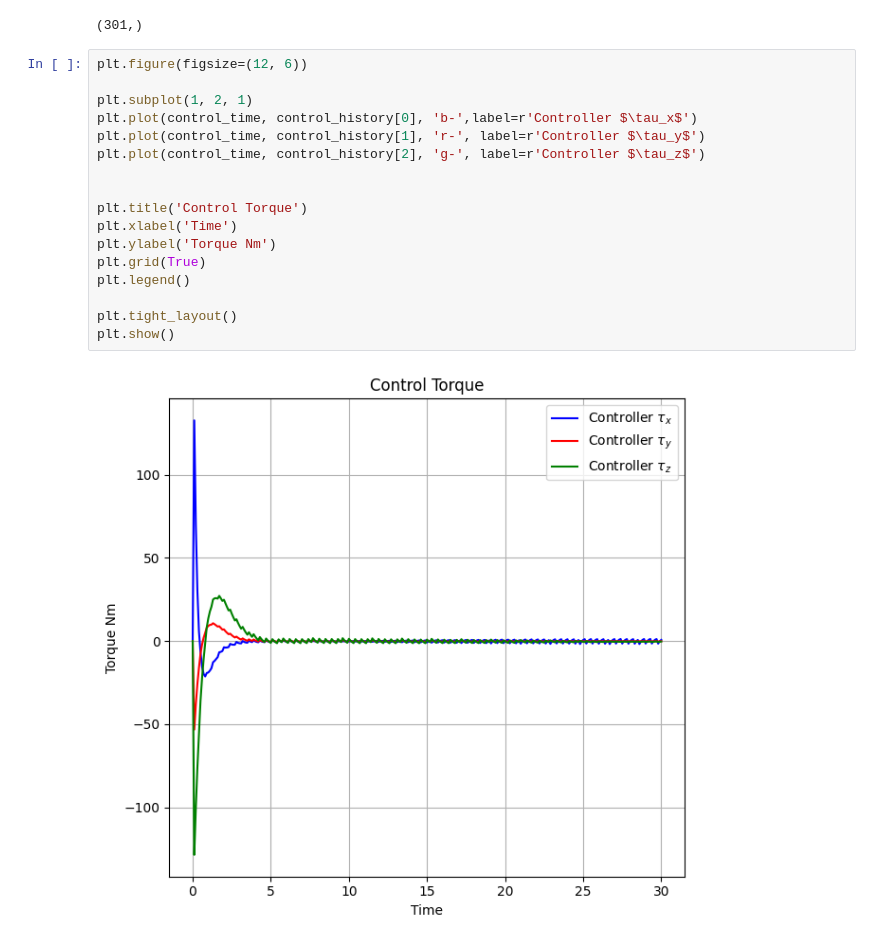
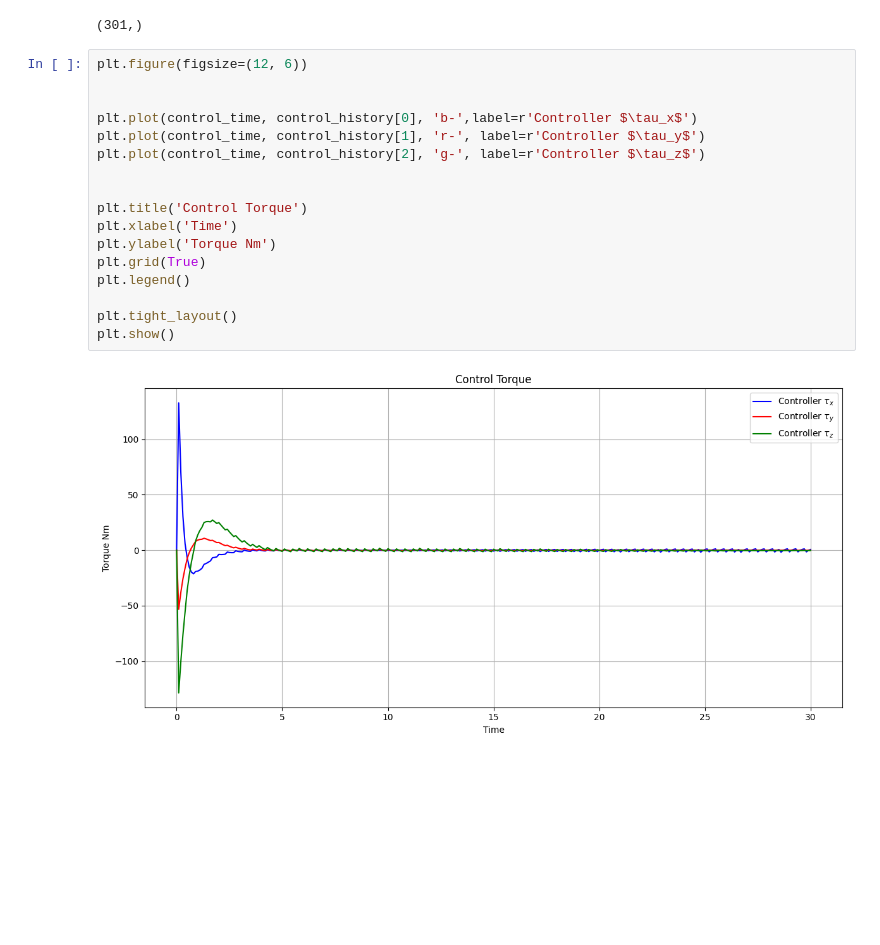
Before and after one commit to abbddos/orbit, a Jupyter notebook: lqr.ipynb, the cells around one changed output. Drawn from its saved outputs; the diff is of its cells as text; blank space fills up the shorter version.

```diff
--- a/lqr.ipynb
+++ b/lqr.ipynb
@@ -285,19 +285,19 @@ control_time.shape
 # %%
 plt.figure(figsize=(12, 6))
 
-plt.subplot(1, 2, 1)
+
 plt.plot(control_time, control_history[0], 'b-',label=r'Controller $\tau_x$')
 plt.plot(control_time, control_history[1], 'r-', label=r'Controller $\tau_y$')
 plt.plot(control_time, control_history[2], 'g-', label=r'Controller $\tau_z$')
 
 
 plt.title('Control Torque')
 plt.xlabel('Time')
 plt.ylabel('Torque Nm')
 plt.grid(True)
 plt.legend()
 
 plt.tight_layout()
 plt.show()
 # %% [output]
-[figure, old version]
+[figure, new version]
```
Also changed, not shown: parts of 1 cell of this notebook.
